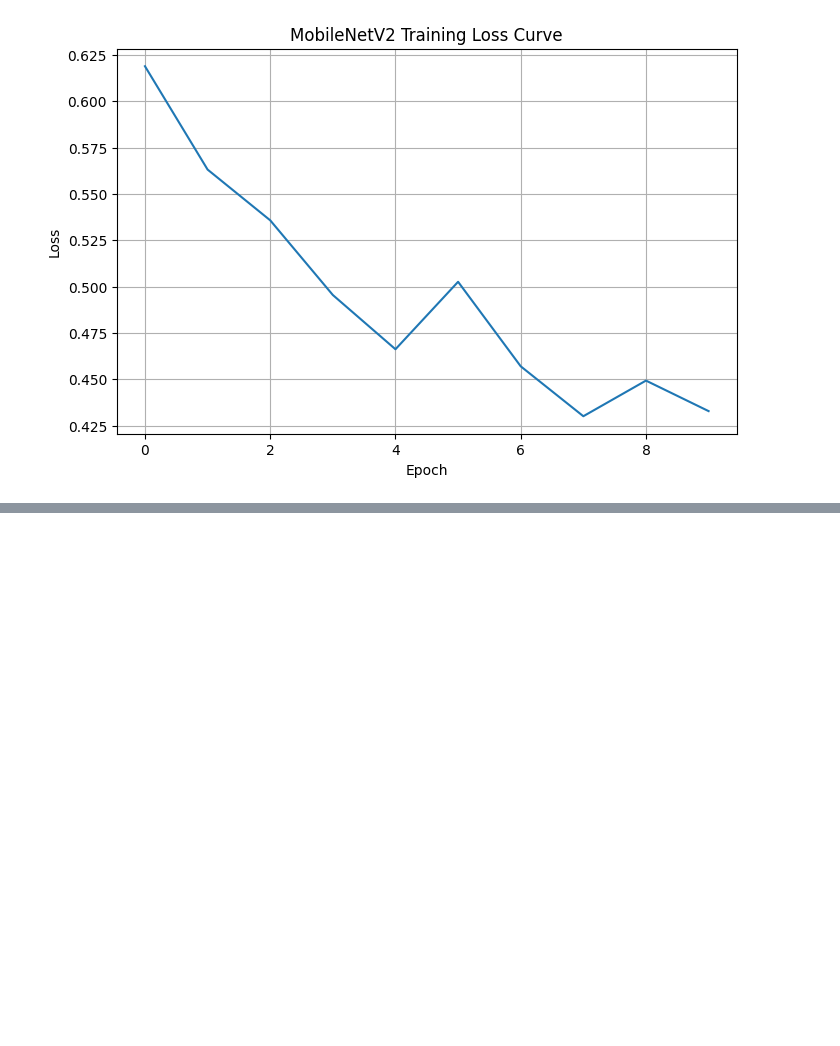
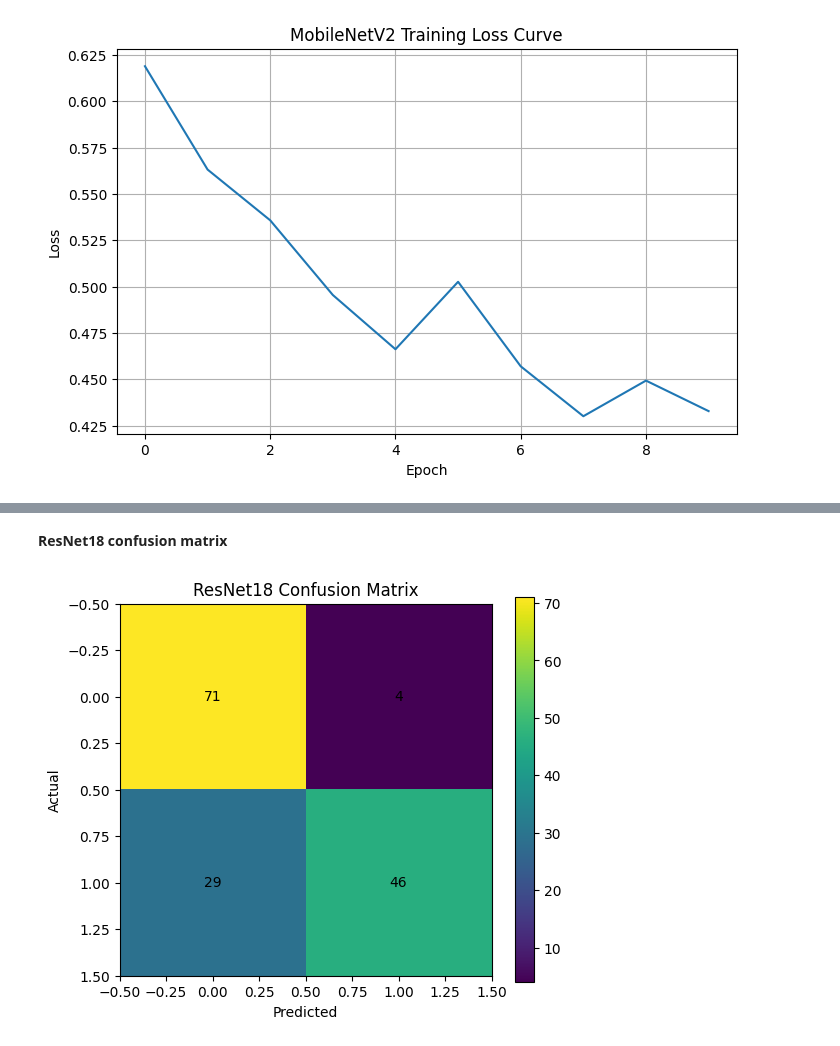
Before and after one commit to Haniakhan702/AneRBC-ANN-and-DL, a Jupyter notebook: AneRBC_ANN_and_DL.ipynb, the cells around one changed output, grey strips where cells are left out. Cells and saved outputs as stored; diff of their text form; code cells hidden in the pictures; blank space fills up the shorter version.

```diff
--- a/AneRBC_ANN_and_DL.ipynb
+++ b/AneRBC_ANN_and_DL.ipynb
@@ -1197,0 +1202,2 @@ plt.show()
+# %%
+resnet = models.resnet18(pretrained=True)
@@ -1197,0 +1211,9 @@ plt.show()
+# %%
+resnet.fc = nn.Sequential(
+    nn.Linear(512, 256),
+    nn.ReLU(),
+    nn.Dropout(0.5),
+    nn.Linear(256, 2)
+)
+
+resnet = resnet.to(device)
@@ -1197,0 +1250,5 @@ plt.show()
+# %%
+y_true_res, y_pred_res = evaluate_model(
+    resnet,
+    test_loader
+)
@@ -1197,0 +1269,20 @@ plt.show()
+# %% [markdown]
+**ResNet18 confusion matrix**
+# %%
+cm_res = confusion_matrix(y_true_res, y_pred_res)
+
+plt.figure(figsize=(6,5))
+plt.imshow(cm_res)
+plt.title("ResNet18 Confusion Matrix")
+plt.colorbar()
+
+for i in range(cm_res.shape[0]):
+    for j in range(cm_res.shape[1]):
+        plt.text(j, i, str(cm_res[i,j]),
+                 ha="center", va="center")
+
+plt.xlabel("Predicted")
+plt.ylabel("Actual")
+plt.show()
+# %% [output]
+[figure, added]
```
Also changed, not shown: parts of 13 cells of this notebook.
